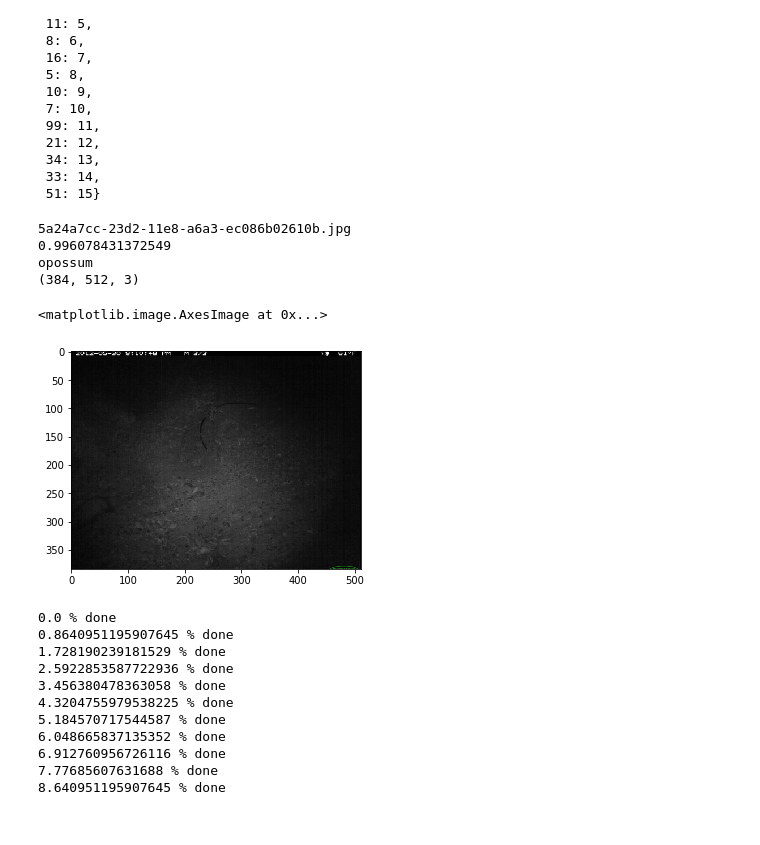
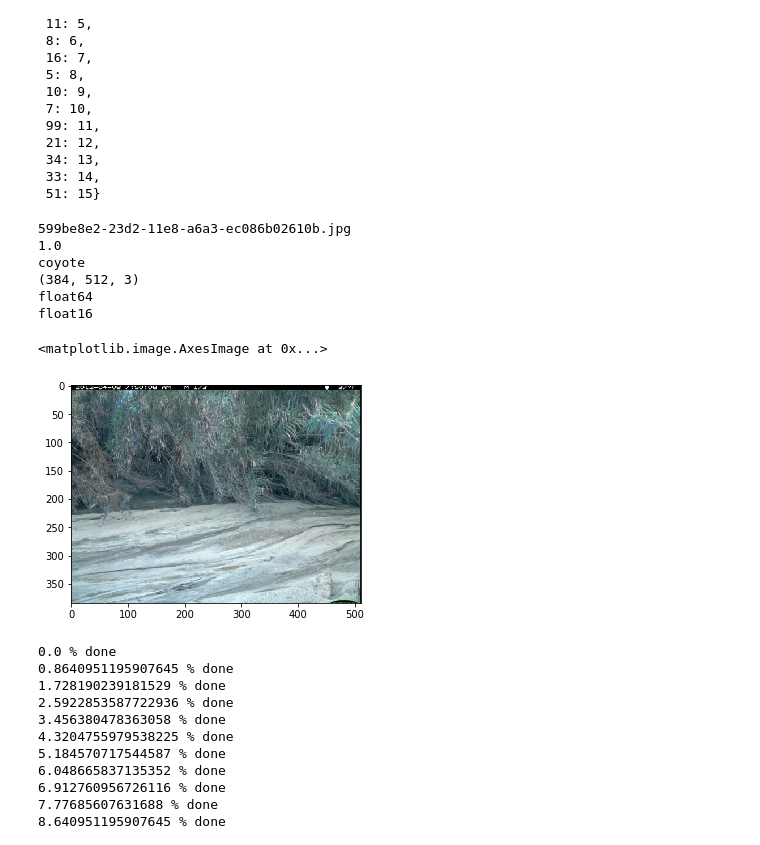
Before and after one commit to callaunchpad/Backyard-IOT, a Jupyter notebook: Max_CCT_CNN.ipynb, the cells around one changed output. Cells and saved outputs as stored; diff of their text form; code cells hidden in the pictures.

```diff
--- a/Max_CCT_CNN.ipynb
+++ b/Max_CCT_CNN.ipynb
@@ -87,18 +87,23 @@ def select(idx):
 # %%
 idx = random.randint(0, len(path_lst))
 imarr, label = select(idx)
 print(path_lst[idx])
 print(np.max(imarr))
 print(clist[label])
 print(imarr.shape)
-plt.imshow(imarr)
+print(imarr.dtype)
+imarr = imarr.astype('float16')
+print(imarr.dtype)
+plt.imshow(imarr.astype('float32'))
 # %% [output]
-5a24a7cc-23d2-11e8-a6a3-ec086b02610b.jpg
-0.996078431372549
-opossum
+599be8e2-23d2-11e8-a6a3-ec086b02610b.jpg
+1.0
+coyote
 (384, 512, 3)
+float64
+float16
 <matplotlib.image.AxesImage at 0x...>
-[figure, old version]
+[figure, new version]
 # %%
 size_dict, label_dict = {}, {}
 i = 0
```
Also changed, not shown: parts of 1 cell of this notebook, 1 other file.
